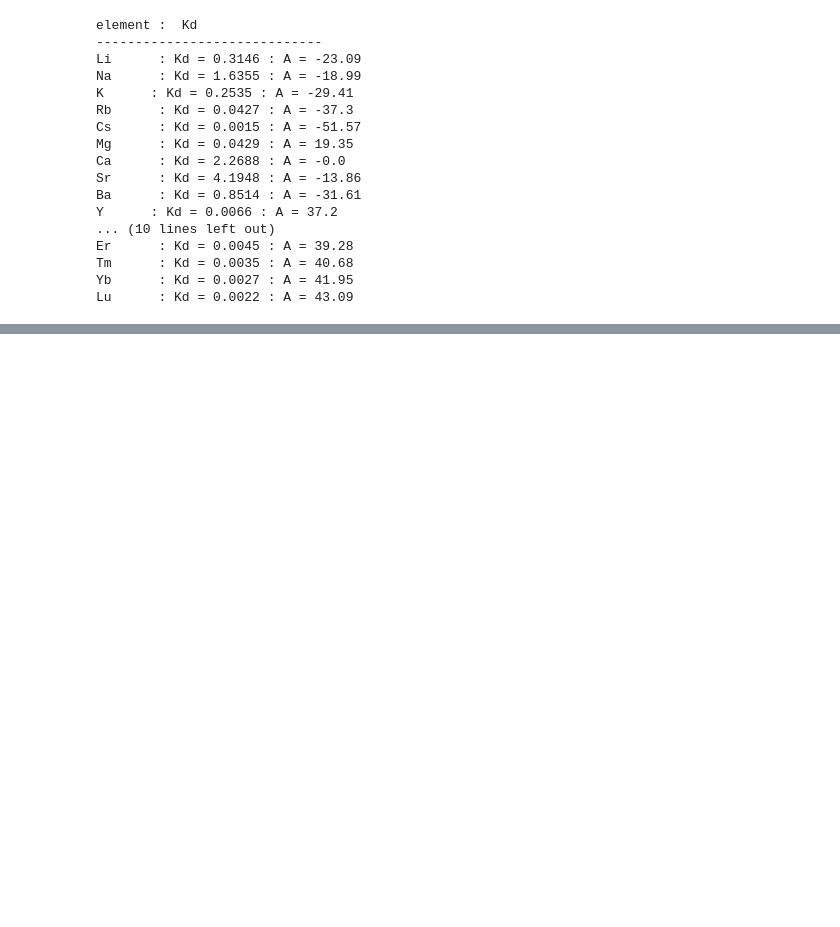
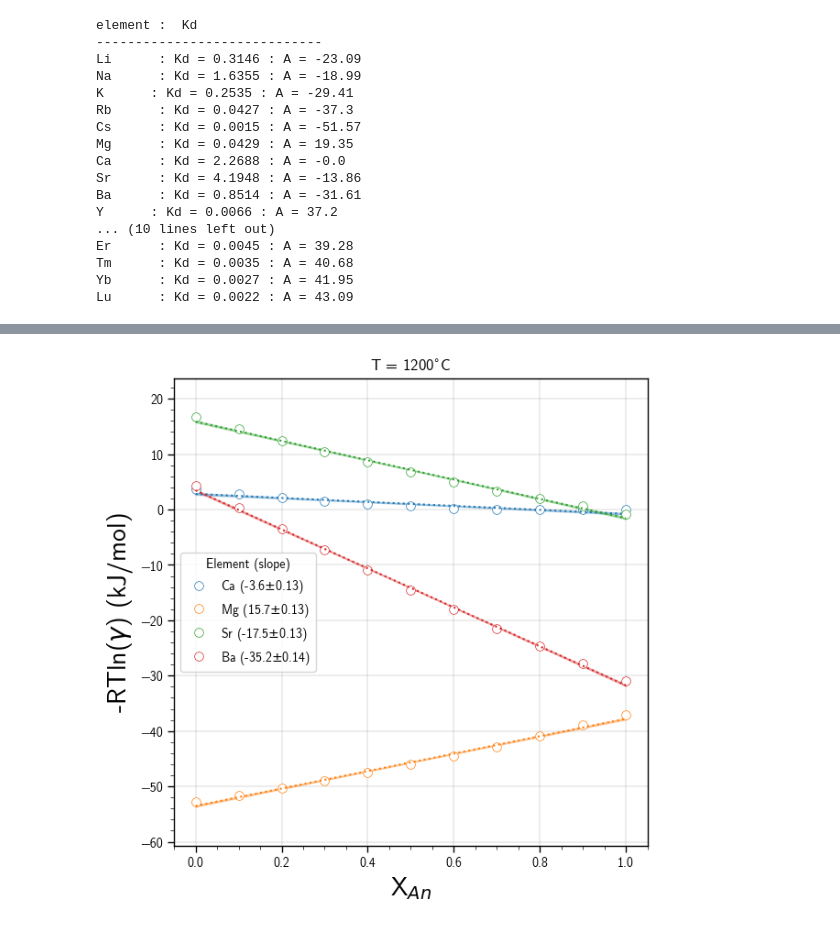
Before and after one commit to jlubbersgeo/diffusion_chronometry, a Jupyter notebook: dohmen_partitioning_model.ipynb, the cells around one changed output, grey strips where cells are left out. Drawn from its saved outputs; the diff is of its cells as text; code cells hidden in the pictures; blank space fills up the shorter version.

```diff
--- a/dohmen_partitioning_model.ipynb
+++ b/dohmen_partitioning_model.ipynb
@@ -426,0 +578,42 @@ Lu      : Kd = 0.0022 : A = 43.09
+# %%
+T = 1200
+T_K = T + 273.15
+x_an = np.linspace(0, 1, 101)
+
+elements = ["Ca", "Mg", "Sr", "Ba"]
+colors = ["C0", "C1", "C2", "C3"]
+
+fig, ax = plt.subplots(figsize=(6, 6), layout="constrained")
+for element, color, a in zip(elements, colors, axes):
+    RTlngamma, gamma, slope, intercept, stats = dohmen_activity_calc(
+        element=element, Xan=x_an, temp=T, return_regression_stats=True
+    )
+    regression_df = stats.get_prediction().summary_frame()
+    ax.plot(
+        x_an,
+        RTlngamma,
+        marker="o",
+        ls = "",
+        mfc="white",
+        mec=color,
+        markevery=10,
+        label=f"{element} ({np.round(slope,1)}$\pm${np.round(stats.bse[1],2)})",
+    )
+    ax.plot(x_an, x_an * slope + intercept, color=color, ls=":")
+    ax.fill_between(
+        x_an,
+        regression_df["mean_ci_lower"],
+        regression_df["mean_ci_upper"],
+        color=color,
+        alpha=0.3,
+    )
+
+    ax.legend(title="Element (slope)")
+ax.set_xlabel("X$_{An}$",fontsize = 20)
+ax.set_ylabel("-RTln($\gamma$) (kJ/mol)",fontsize = 20)
+ax.set_title(f"T = {T}$^{{\circ}}$C")
+ax.grid()
+fig.set_facecolor('w')
+plt.savefig(f"{export_path}\dohmenetal2017_figA1_recreated.png",bbox_inches = 'tight')
+# %% [output]
+[figure, added]
```
Also changed, not shown: parts of 8 cells of this notebook, 3 other files.
